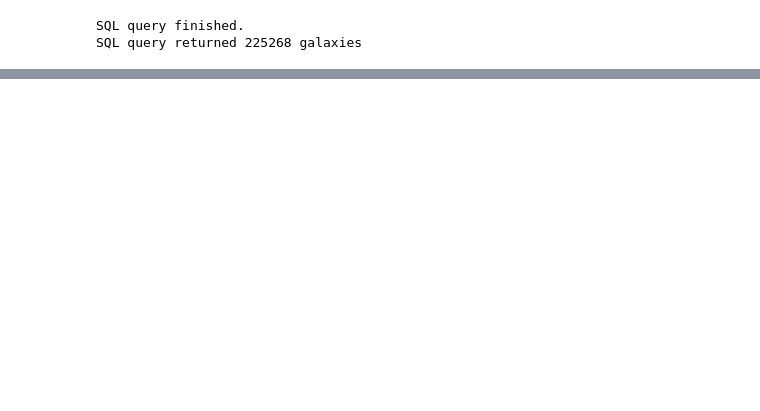
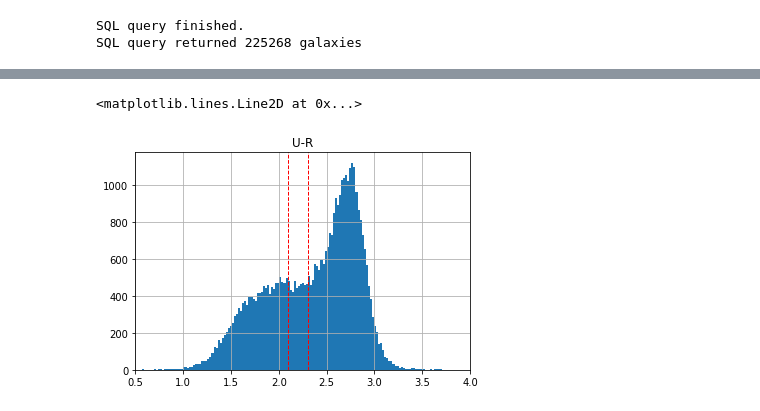
Before and after one commit to anikacave/morphology-analysis, a Jupyter notebook: cleanedUp.ipynb, the cells around one changed output, grey strips where cells are left out. Cells and saved outputs as stored; diff of their text form; code cells hidden in the pictures; blank space fills up the shorter version.

```diff
--- a/cleanedUp.ipynb
+++ b/cleanedUp.ipynb
@@ -61,0 +82,9 @@ plt.xlim(0.5,2.5)
+# %%
+newgals['u-r'].hist(bins=1000)
+plt.xlim(.5, 4)
+plt.title('U-R')
+plt.axvline(2.1, color='Red', linestyle='dashed', linewidth=1)
+plt.axvline(2.3, color='Red', linestyle='dashed', linewidth=1)
+# %% [output]
+<matplotlib.lines.Line2D at 0x...>
+[figure, added]
```
Also changed, not shown: parts of 27 cells of this notebook.
